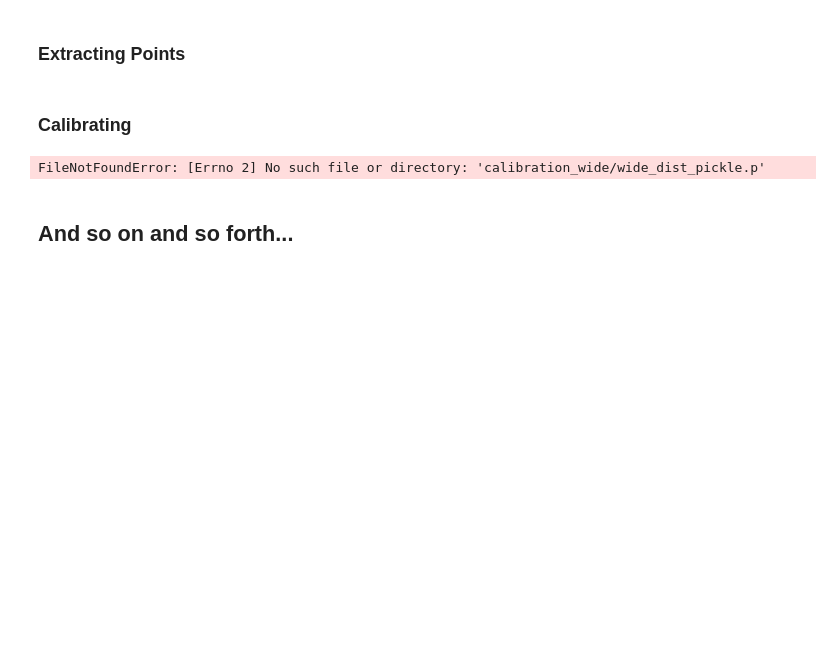
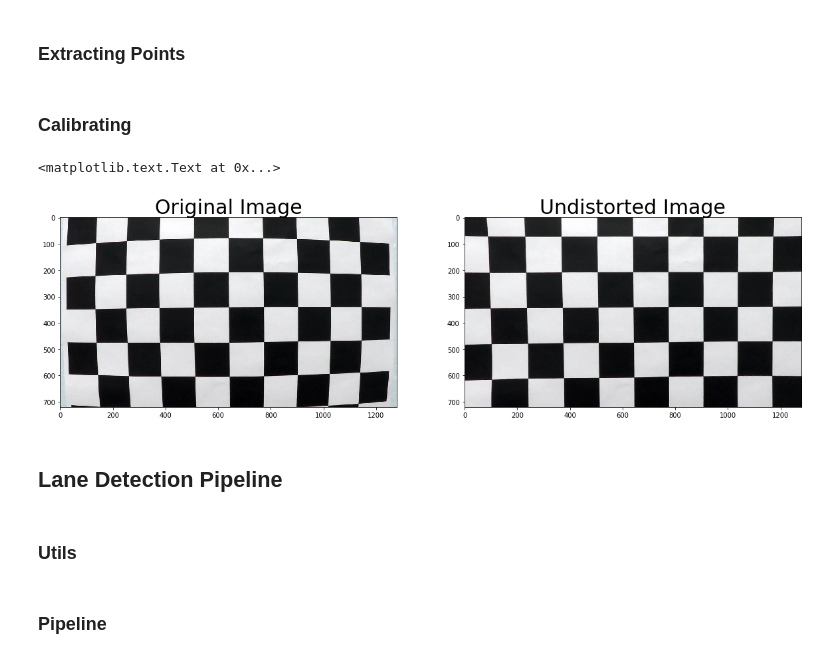
Before and after one commit to Maesla/Advanced-Lane-Lines, a Jupyter notebook: advance_lane_lines.ipynb, the cells around one changed output. Saved outputs shown, nothing was run; the diff lists cells and outputs as text; code cells hidden in the pictures; blank space fills up the shorter version.

```diff
--- a/advance_lane_lines.ipynb
+++ b/advance_lane_lines.ipynb
@@ -61,35 +61,38 @@ cv2.destroyAllWindows()
 # %%
 import pickle
 %matplotlib inline
 
 # Test undistortion on an image
 test_image_path = calibration_folder + '/calibration1.jpg'
 img = cv2.imread(test_image_path)
 img_size = (img.shape[1], img.shape[0])
 
 # Do camera calibration given object points and image points
 ret, mtx, dist, rvecs, tvecs = cv2.calibrateCamera(objpoints, imgpoints, img_size,None,None)
 
 
 dst = cv2.undistort(img, mtx, dist, None, mtx)
 undistort_path = calibration_folder + '/test_undist.jpg'
 cv2.imwrite(undistort_path,dst)
 
 # Save the camera calibration result for later use (we won't worry about rvecs / tvecs)
 dist_pickle = {}
 dist_pickle["mtx"] = mtx
 dist_pickle["dist"] = dist
 
-
-pickle.dump( dist_pickle, open( "calibration_wide/wide_dist_pickle.p", "wb" ) )
+pickle_path = calibration_folder + '/wide_dist_pickle.p'
+pickle.dump( dist_pickle, open( pickle_path, "wb" ) )
 #dst = cv2.cvtColor(dst, cv2.COLOR_BGR2RGB)
 # Visualize undistortion
 f, (ax1, ax2) = plt.subplots(1, 2, figsize=(20,10))
 ax1.imshow(img)
 ax1.set_title('Original Image', fontsize=30)
 ax2.imshow(dst)
 ax2.set_title('Undistorted Image', fontsize=30)
 # %% [output]
-FileNotFoundError: [Errno 2] No such file or directory: 'calibration_wide/wide_dist_pickle.p'
+<matplotlib.text.Text at 0x...>
+[figure, added]
-# %% [markdown]
-## And so on and so forth...
+# %% [markdown]
+## Lane Detection Pipeline
+# %% [markdown]
+### Utils
@@ -95,0 +122,2 @@ FileNotFoundError: [Errno 2] No such file or directory: 'calibration_wide/wide_d
+# %% [markdown]
+### Pipeline
```
Also changed, not shown: parts of 4 cells of this notebook, 1 other file.
